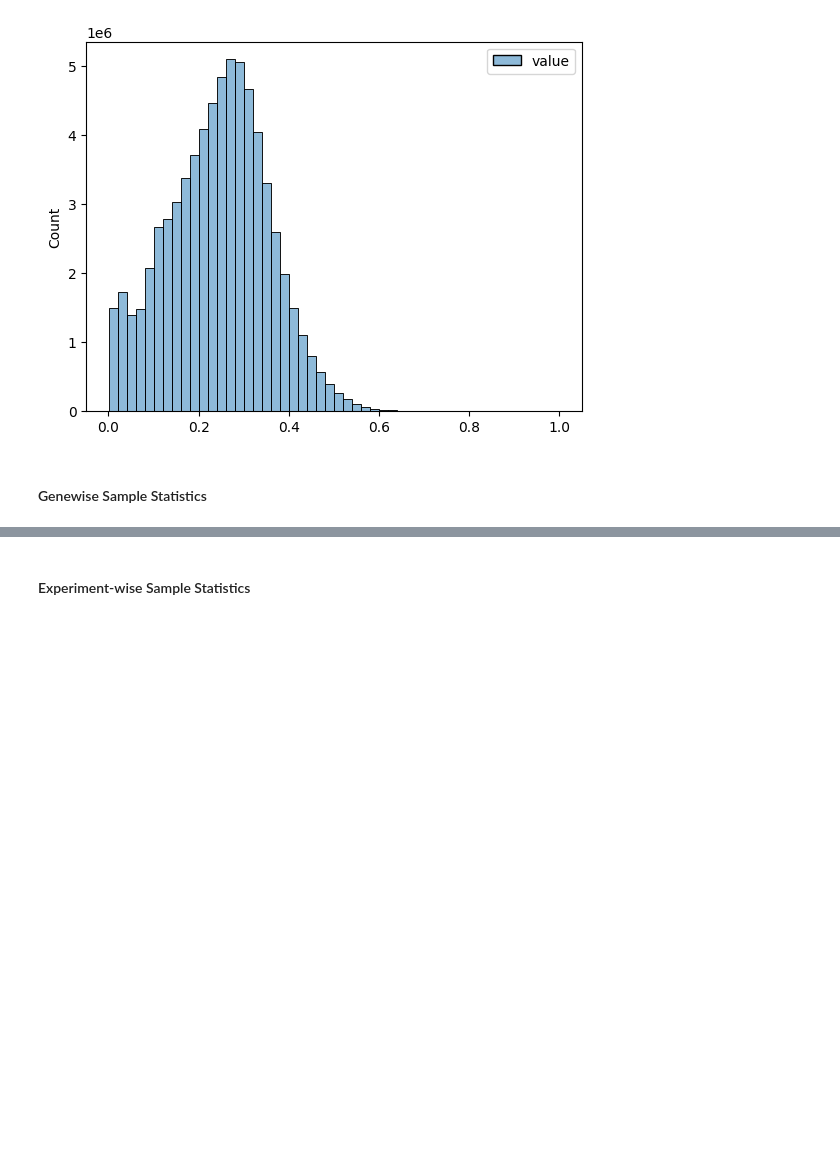
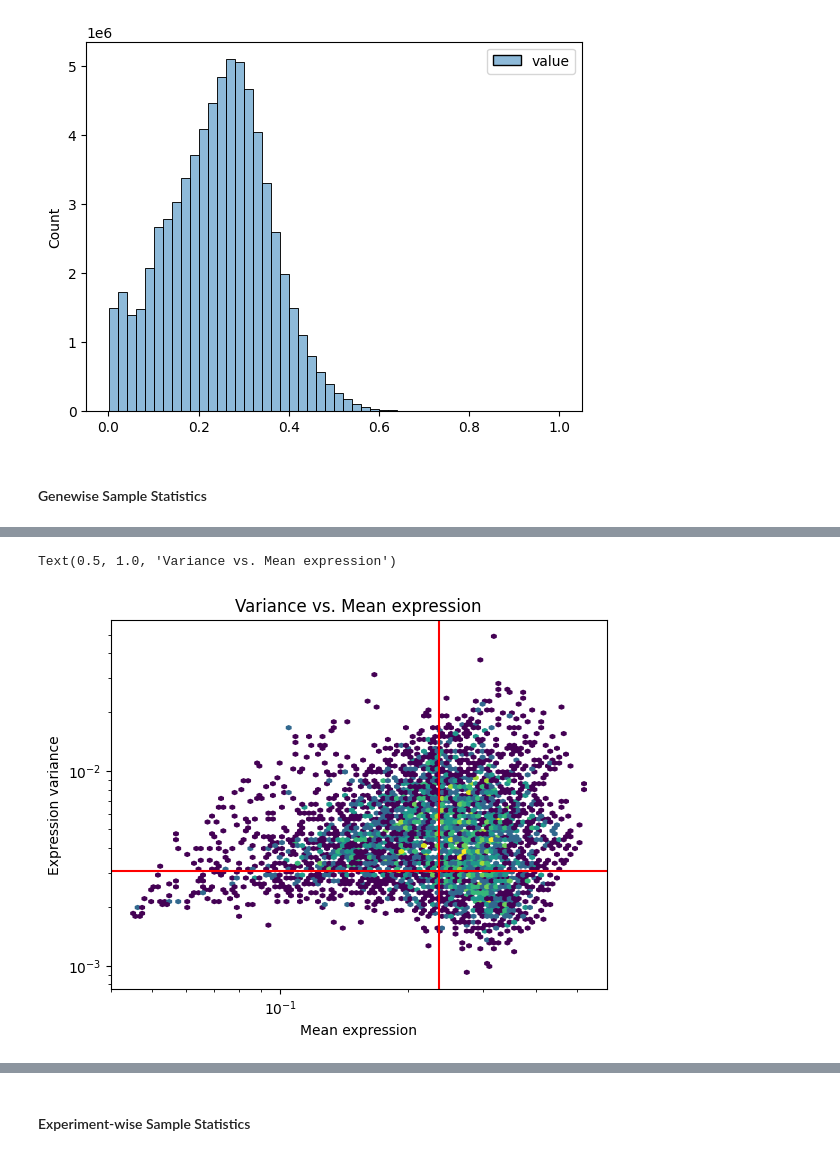
Before and after one commit to Mukundan-T/seqADAGE, a Jupyter notebook: Py/muk_transfer_learning/Mukundan_sA_ecmg_tl.ipynb, the cells around one changed output, grey strips where cells are left out. Drawn from its saved outputs; the diff is of its cells as text; code cells hidden in the pictures; blank space fills up the shorter version.

```diff
--- a/Py/muk_transfer_learning/Mukundan_sA_ecmg_tl.ipynb
+++ b/Py/muk_transfer_learning/Mukundan_sA_ecmg_tl.ipynb
@@ -140,0 +163,19 @@ plt.axvline(0.1, color='red')
+# %%
+# Hexagonal binning log-scaled plot of variance versus mean - lower left quadrant represents
+# genes to filter out
+plt.hexbin(
+  x = gene_stats['mean'],
+  y = gene_stats['std'] ** 2,
+  bins='log',
+  xscale='log',
+  yscale='log'
+)
+plt.axvline(genes_to_rm['mean'].max(), color = 'red')
+plt.axhline((genes_to_rm['std'] ** 2).max(), color = 'red')
+
+plt.xlabel("Mean expression")
+plt.ylabel("Expression variance")
+plt.title("Variance vs. Mean expression")
+# %% [output]
+Text(0.5, 1.0, 'Variance vs. Mean expression')
+[figure, added]
```
Also changed, not shown: parts of 16 cells of this notebook.
